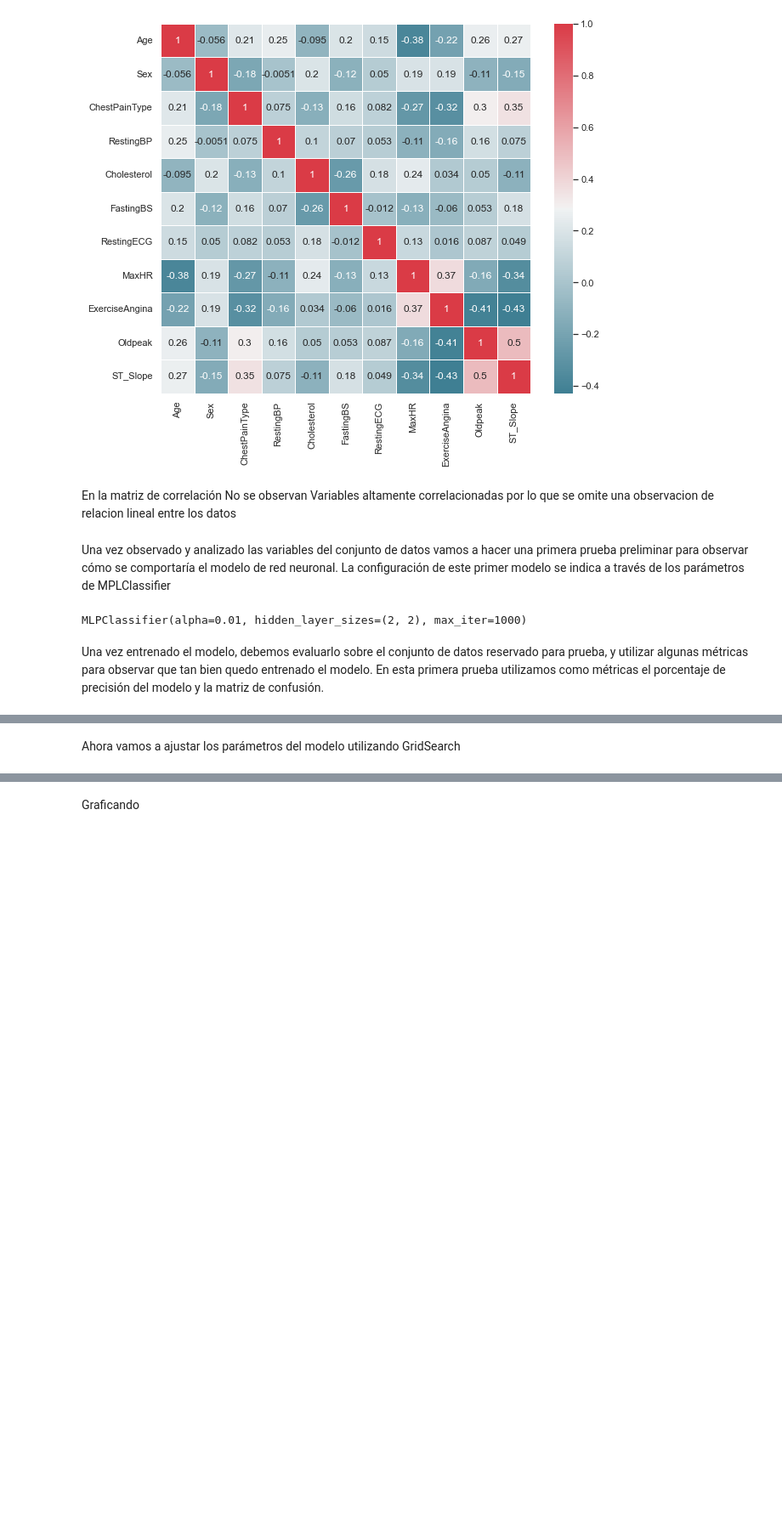
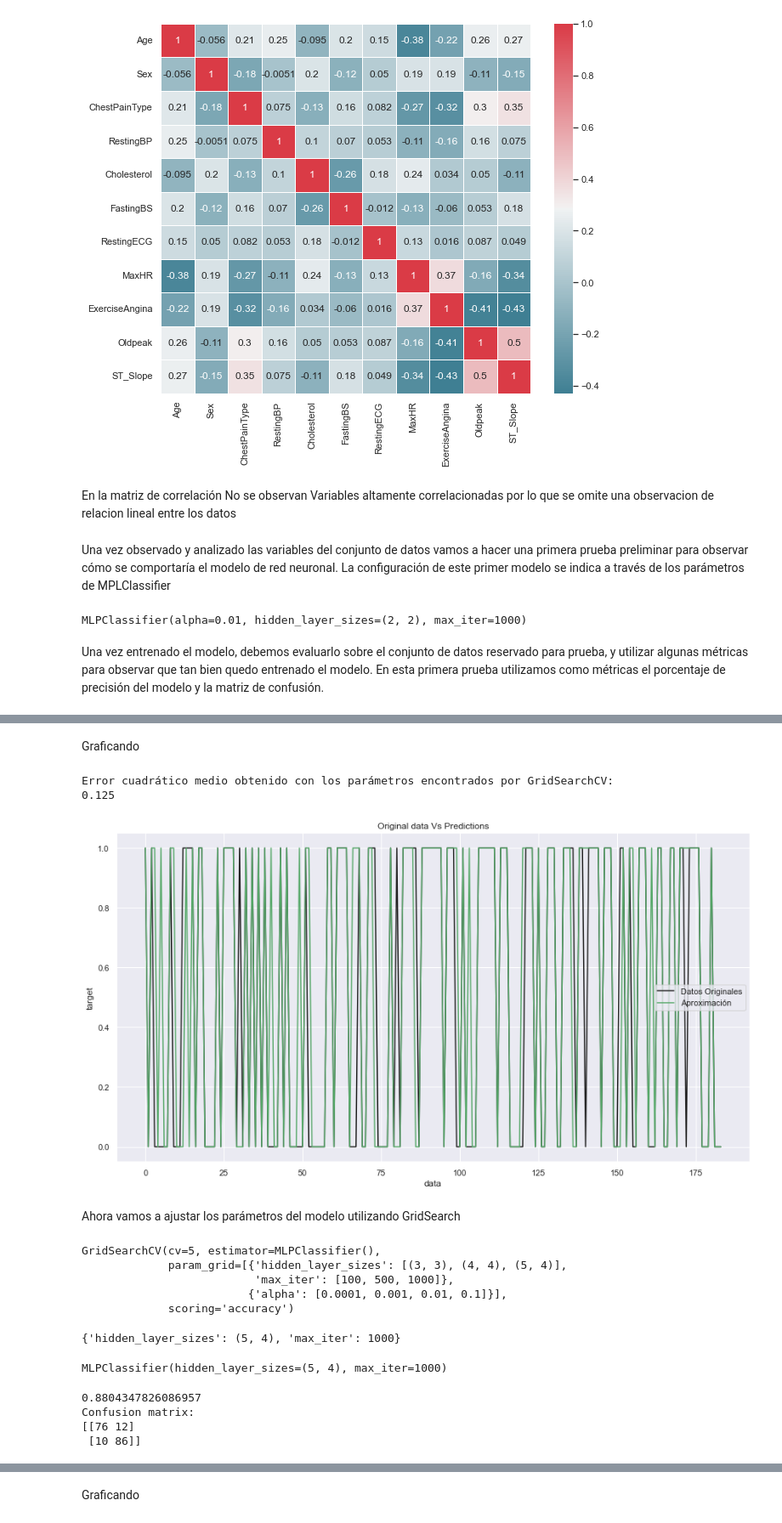
Before and after one commit to jsglen1/IAUnimag, a Jupyter notebook: ImplementacionFinal/heart_NN.ipynb, the cells around one changed output, grey strips where cells are left out. Shown at 85% size. Drawn from its saved outputs; the diff is of its cells as text; code cells hidden in the pictures; blank space fills up the shorter version.

```diff
--- a/ImplementacionFinal/heart_NN.ipynb
+++ b/ImplementacionFinal/heart_NN.ipynb
@@ -240,5 +240,54 @@ Confusion matrix:
+# %% [markdown]
+Graficando
+# %%
+#R_ind = predictions.best_estimator_  #
+#new_predictions_R = R_ind.predict(X_test) #Utilizamos los parámetros encontrados para volver
+print('Error cuadrático medio obtenido con los parámetros encontrados por GridSearchCV:')
+print(mean_squared_error(y_test, predictions))
+
+
+X = np.arange(0, len(y_test))
+plt.figure(figsize=(15,8))
+plt.plot(X, y_test, 'k', label='Datos Originales')
+plt.plot(X, predictions, 'g', label='Aproximación')
+plt.xlabel('data')
+plt.ylabel('target')
+plt.title('Original data Vs Predictions')
+plt.legend()
+plt.show()
+# %% [output]
+Error cuadrático medio obtenido con los parámetros encontrados por GridSearchCV:
+0.125
+[figure, added]
 # %% [markdown]
 Ahora vamos a ajustar los parámetros del modelo utilizando GridSearch
 # %%
 param_grid = [{'hidden_layer_sizes' : [(3,3), (4,4), (5,4)], 'max_iter':[100, 500, 1000]},
               {'alpha': [0.0001, 0.001, 0.01, 0.1]}]
+# %%
+model = MLPClassifier()
+grid_search = GridSearchCV(model, param_grid, cv=5, scoring='accuracy')
+grid_search.fit(X_train, y_train)
+# %% [output]
+GridSearchCV(cv=5, estimator=MLPClassifier(),
+             param_grid=[{'hidden_layer_sizes': [(3, 3), (4, 4), (5, 4)],
+                          'max_iter': [100, 500, 1000]},
+                         {'alpha': [0.0001, 0.001, 0.01, 0.1]}],
+             scoring='accuracy')
+# %%
+print(grid_search.best_params_)
+# %% [output]
+{'hidden_layer_sizes': (5, 4), 'max_iter': 1000}
+# %%
+print(grid_search.best_estimator_)
+# %% [output]
+MLPClassifier(hidden_layer_sizes=(5, 4), max_iter=1000)
+# %%
+predictions = grid_search.predict(X_test)
+print(accuracy_score(y_test, predictions))
+print("Confusion matrix:\n%s" % metrics.confusion_matrix(y_test, predictions))
+# %% [output]
+0.8804347826086957
+Confusion matrix:
+[[76 12]
+ [10 86]]
```
Also changed, not shown: parts of 17 cells of this notebook, 1 other file.
